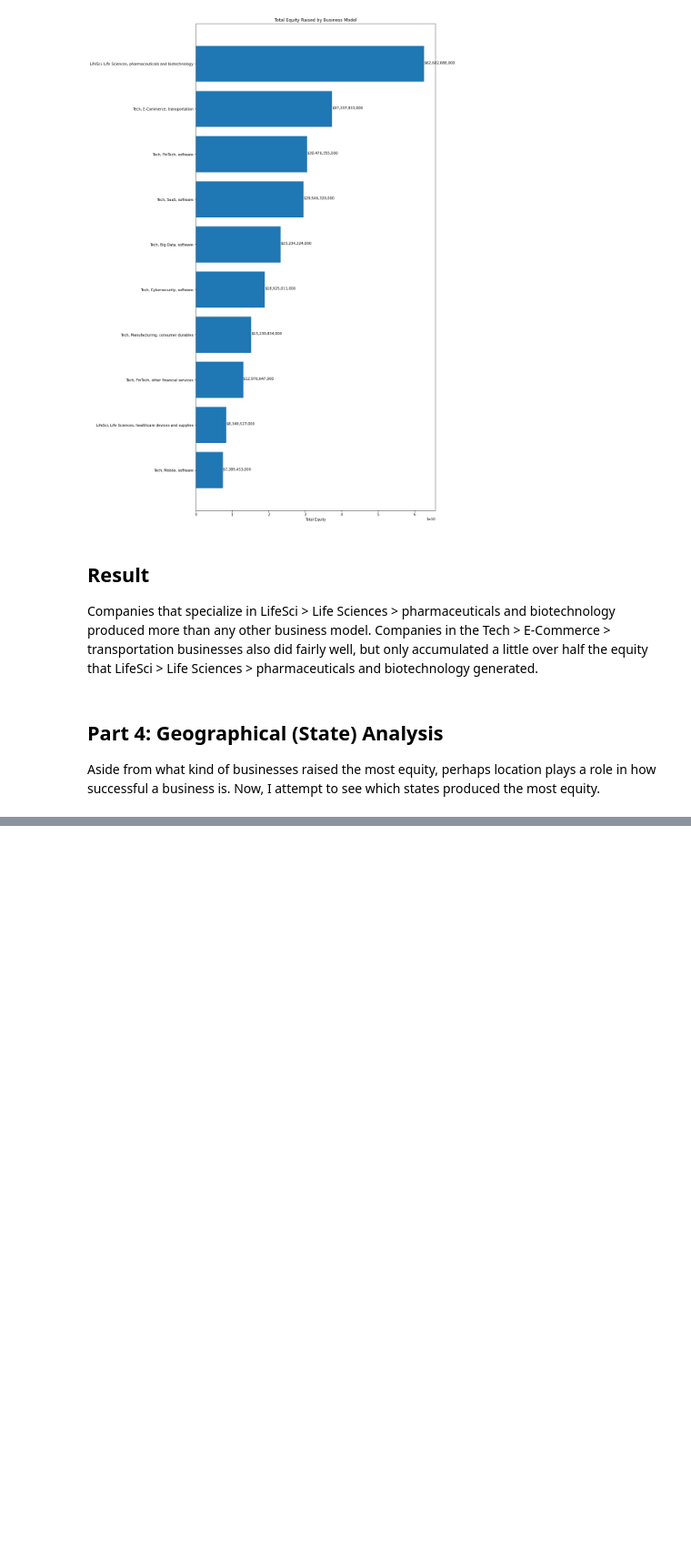
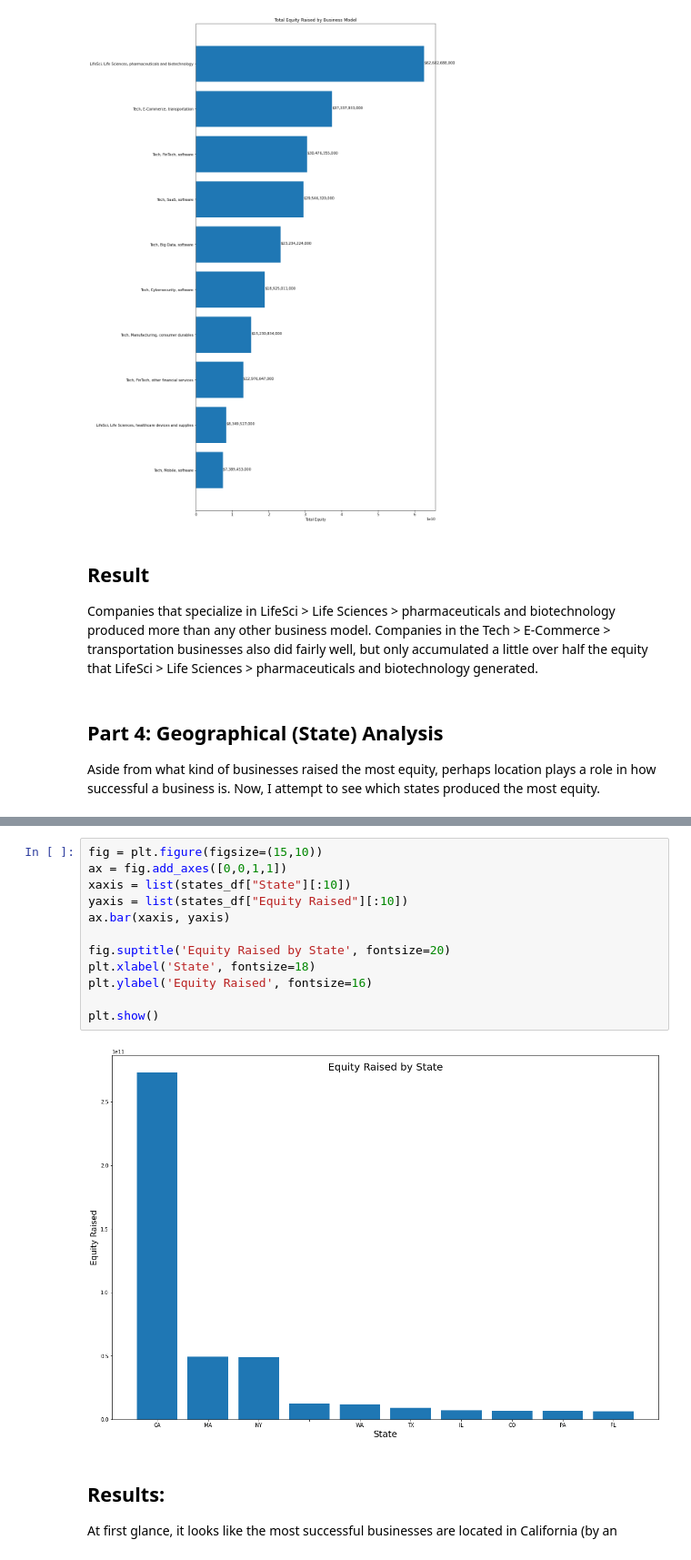
Before and after one commit to gianmillare/Enterprise-Data-Analysis, a Jupyter notebook: market_share_analysis.ipynb, the cells around one changed output, grey strips where cells are left out. Shown at 91% size. Saved outputs shown, nothing was run; the diff lists cells and outputs as text; blank space fills up the shorter version.

```diff
--- a/market_share_analysis.ipynb
+++ b/market_share_analysis.ipynb
@@ -491,0 +486,18 @@ states_df.head(10)
+# %%
+fig = plt.figure(figsize=(15,10))
+ax = fig.add_axes([0,0,1,1])
+xaxis = list(states_df["State"][:10])
+yaxis = list(states_df["Equity Raised"][:10])
+ax.bar(xaxis, yaxis)
+
+fig.suptitle('Equity Raised by State', fontsize=20)
+plt.xlabel('State', fontsize=18)
+plt.ylabel('Equity Raised', fontsize=16)
+
+plt.show()
+# %% [output]
+[figure, added]
+# %% [markdown]
+## Results:
+
+At first glance, it looks like the most successful businesses are located in California (by an
```
Also changed, not shown: parts of 1 cell of this notebook.
